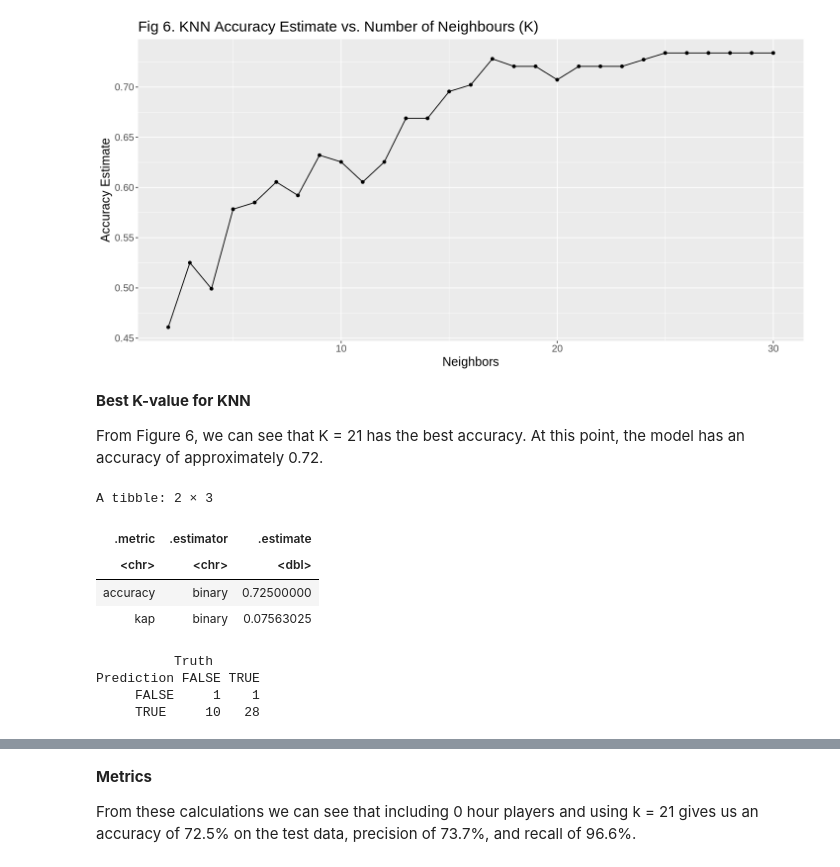
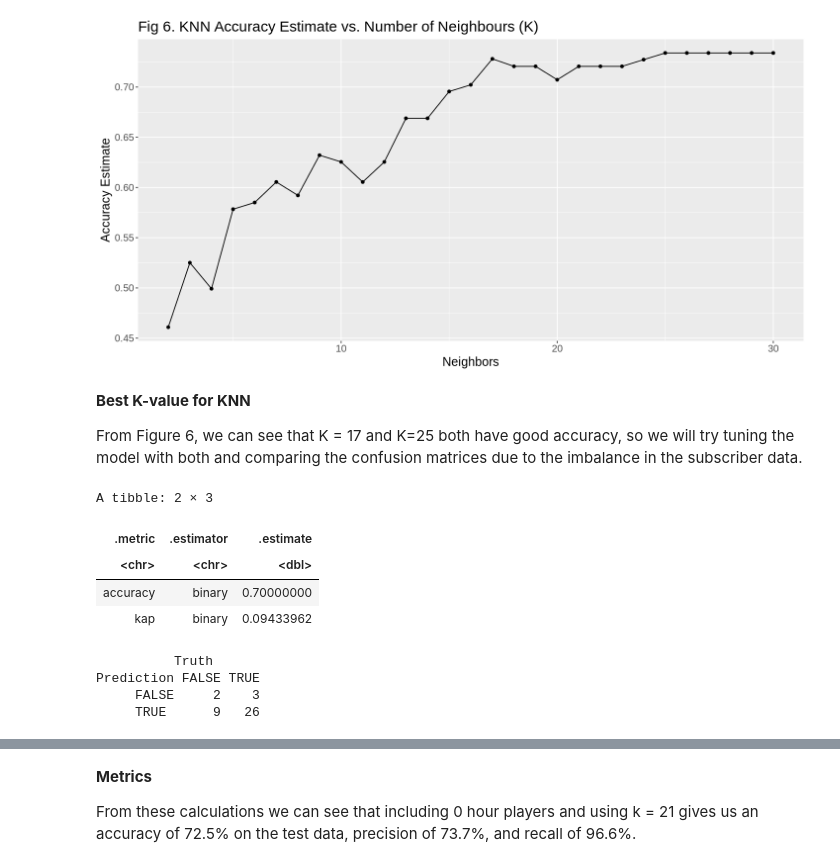
Before and after one commit to beccaphilip/DSCI-100-Group-Project, a Jupyter notebook: Report.ipynb, the cells around one changed output, grey strips where cells are left out. Drawn from its saved outputs; the diff is of its cells as text; code cells hidden in the pictures.

```diff
--- a/Report.ipynb
+++ b/Report.ipynb
@@ -342,34 +324,34 @@ cross_val_plot
 # %% [markdown]
 **Best K-value for KNN**
 
-From Figure 6, we can see that K = 21 has the best accuracy. At this point, the model has an accuracy of approximately 0.72.
+From Figure 6, we can see that K = 17 and K=25 both have good accuracy, so we will try tuning the model with both and comparing the confusion matrices due to the imbalance in the subscriber data.
 # %%
 #Run the tuned model against the test data to find true accuracy and confusion matrix
-tuned_spec <- nearest_neighbor(weight_func = "rectangular", neighbors = 21) |>
+tuned_spec <- nearest_neighbor(weight_func = "rectangular", neighbors = 17) |>
        set_engine("kknn") |>
        set_mode("classification")
 
 tuned_fit <- workflow() |>
              add_recipe(players_recipe) |>
              add_model(tuned_spec) |>
             fit(data = players_train)
 
 players_predictions <- predict(tuned_fit, players_test) |>
                         bind_cols(players_test)
 
 tuned_metrics <- players_predictions |> metrics(truth = subscribe, estimate = .pred_class)
 
 players_conf_mat <- players_predictions |>
                         conf_mat(truth = subscribe, estimate = .pred_class)
 tuned_metrics
 players_conf_mat
 # %% [output]
 A tibble: 2 × 3
 | .metric | .estimator | .estimate |
 | <chr> | <chr> | <dbl> |
-| accuracy | binary | 0.72500000 |
-| kap | binary | 0.07563025 |
+| accuracy | binary | 0.70000000 |
+| kap | binary | 0.09433962 |
           Truth
 Prediction FALSE TRUE
-     FALSE     1    1
-     TRUE     10   28
+     FALSE     2    3
+     TRUE      9   26
```
Also changed, not shown: parts of 3 cells of this notebook.
